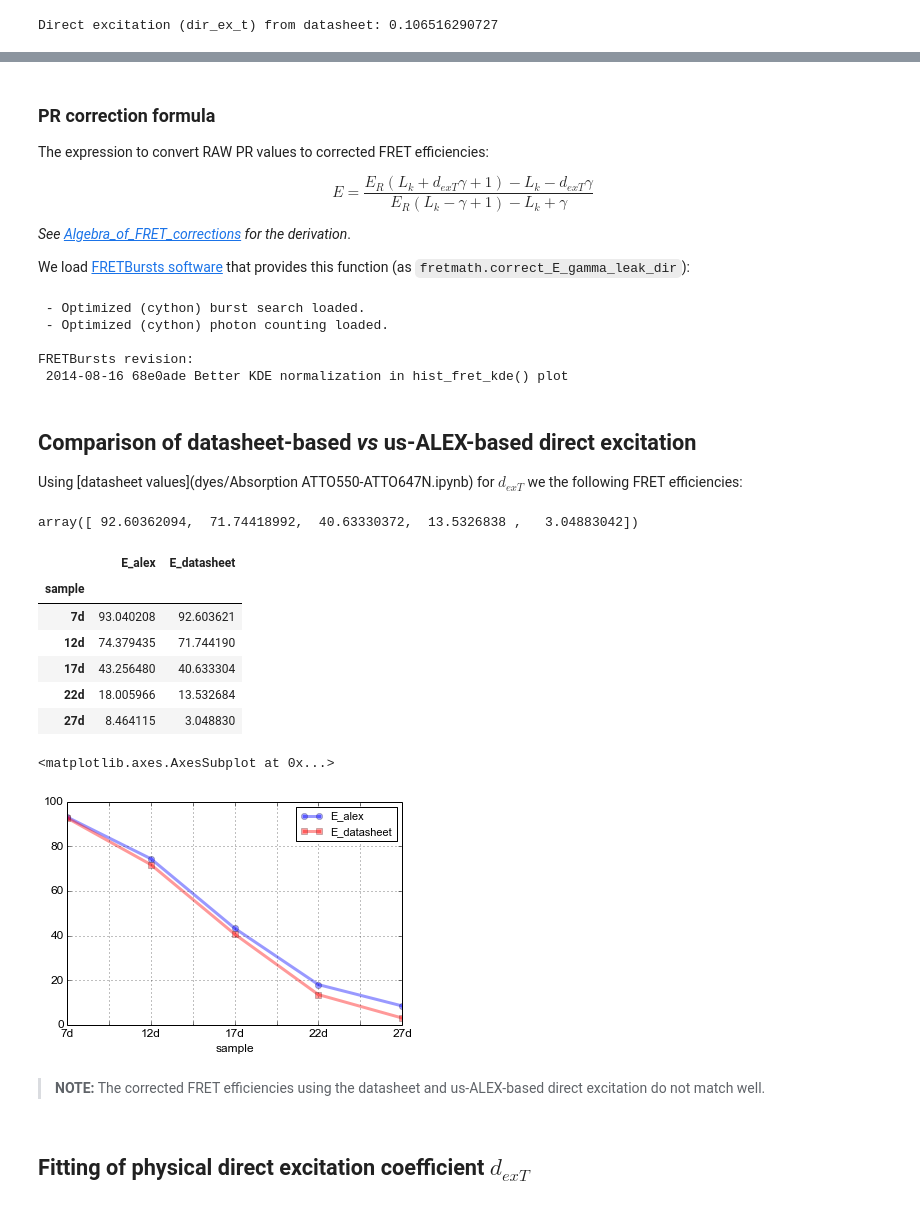
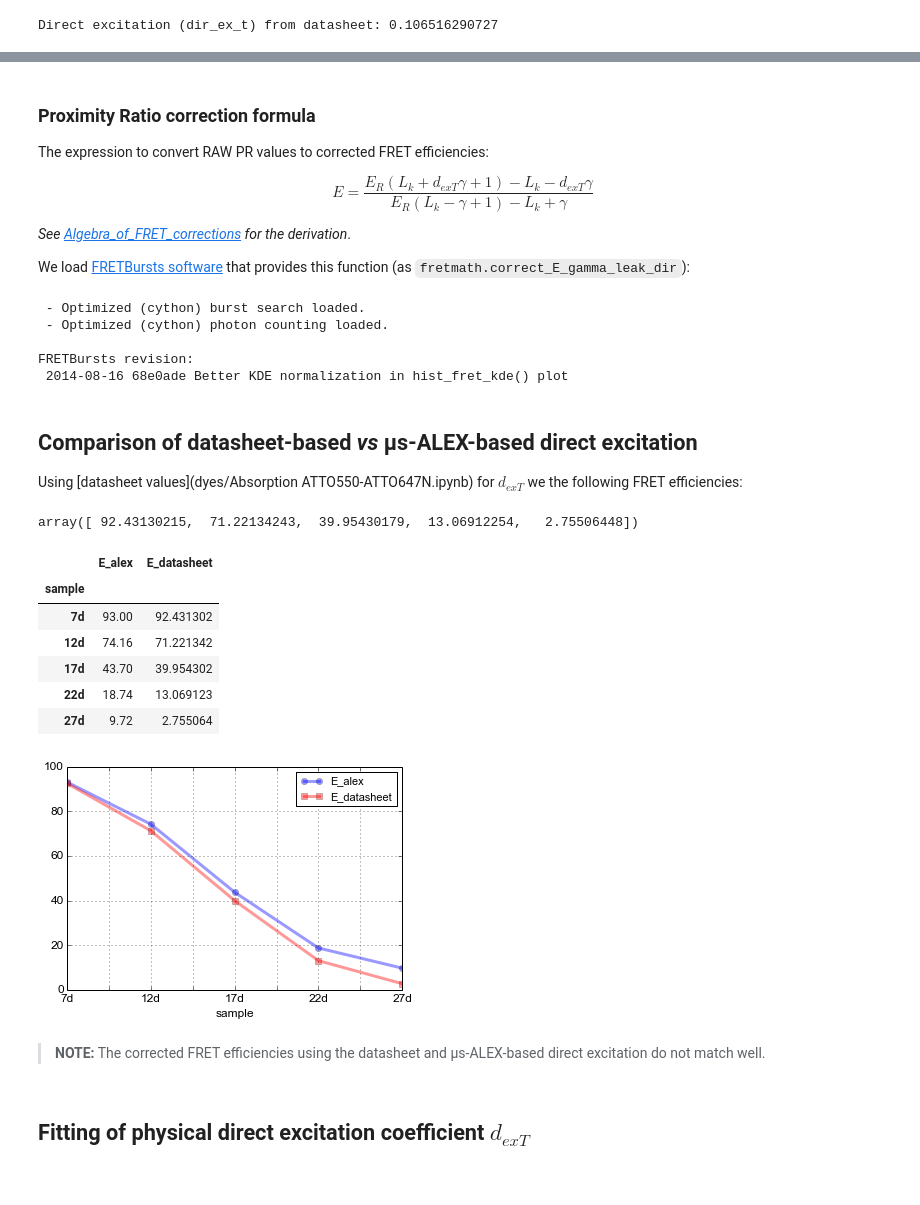
Before and after one commit to tritemio/multispot_paper_historical, a Jupyter notebook: usALEX - Corrections - Direct excitation physical parameter.ipynb, the cells around one changed output, grey strips where cells are left out. Saved outputs shown, nothing was run; the diff lists cells and outputs as text; code cells hidden in the pictures.

```diff
--- a/usALEX - Corrections - Direct excitation physical parameter.ipynb
+++ b/usALEX - Corrections - Direct excitation physical parameter.ipynb
@@ -96,0 +87,4 @@ Gamma factor: 0.996888314534
+# %%
+data_file = 'results/usALEX-5samples-E-corrected-all-ph.txt'
+data_corr = pd.read_csv(data_file, sep="\s+").set_index('sample')
+data_corr[['E_pr_fret', 'E_pr_fret_kde']]
@@ -97,5 +99,5 @@ Gamma factor: 0.996888314534
 # %% [markdown]
-### PR correction formula
+### Proximity Ratio correction formula
 
 The expression to convert RAW PR values to corrected FRET efficiencies:
 
@@ -113,36 +115,37 @@ We load [FRETBursts software](https://github.com/tritemio/FRETBursts/) that prov
 FRETBursts revision:
  2014-08-16 68e0ade Better KDE normalization in hist_fret_kde() plot
 # %% [markdown]
-## Comparison of datasheet-based *vs* us-ALEX-based direct excitation
+## Comparison of datasheet-based *vs* μs-ALEX-based direct excitation
 
 Using [datasheet values](dyes/Absorption ATTO550-ATTO647N.ipynb) for $d_{exT}$ we the following FRET efficiencies:
 # %%
-E_post = fretmath.correct_E_gamma_leak_dir(data_raw.E_pr_fret_kde, leakage=leakage, dir_ex_t=dir_ex_t_datasheet)*100
-E_post
+E_datasheet = fretmath.correct_E_gamma_leak_dir(data_raw.E_pr_fret_kde,
+                                                leakage=leakage,
+                                                dir_ex_t=dir_ex_t_datasheet,
+                                                gamma=gamma)*100
+E_datasheet
 # %% [output]
-array([ 92.60362094,  71.74418992,  40.63330372,  13.5326838 ,   3.04883042])
+array([ 92.43130215,  71.22134243,  39.95430179,  13.06912254,   2.75506448])
 # %%
-out = pd.DataFrame(fretmath.gamma_correct_E(data.E_pr_fret_kde, gamma)*100, index=data.index)
+out = data_corr[['E_pr_fret_kde']].copy()*100
 out.columns = ['E_alex']
-
-out['E_datasheet'] = E_post
+out['E_datasheet'] = E_datasheet
 out
 # %% [output]
 |  | E_alex | E_datasheet |
 | sample |  |  |
-| 7d | 93.040208 | 92.603621 |
-| 12d | 74.379435 | 71.744190 |
-| 17d | 43.256480 | 40.633304 |
-| 22d | 18.005966 | 13.532684 |
-| 27d | 8.464115 | 3.048830 |
+| 7d | 93.00 | 92.431302 |
+| 12d | 74.16 | 71.221342 |
+| 17d | 43.70 | 39.954302 |
+| 22d | 18.74 | 13.069123 |
+| 27d | 9.72 | 2.755064 |
 # %%
-out.plot(alpha=0.4, lw=3, style=dict(E_alex='-ob', E_datasheet='-sr'))
+out.plot(alpha=0.4, lw=3, style=dict(E_alex='-ob', E_datasheet='-sr'));
 # %% [output]
-<matplotlib.axes.AxesSubplot at 0x...>
 [figure]
 # %% [markdown]
 > **NOTE:** The corrected FRET efficiencies using the datasheet and
-> us-ALEX-based direct excitation do not match well.
+> μs-ALEX-based direct excitation do not match well.
 # %% [markdown]
 ## Fitting of physical direct excitation coefficient $d_{exT}$
 # %%
```
Also changed, not shown: parts of 17 cells of this notebook, 52 other files.
